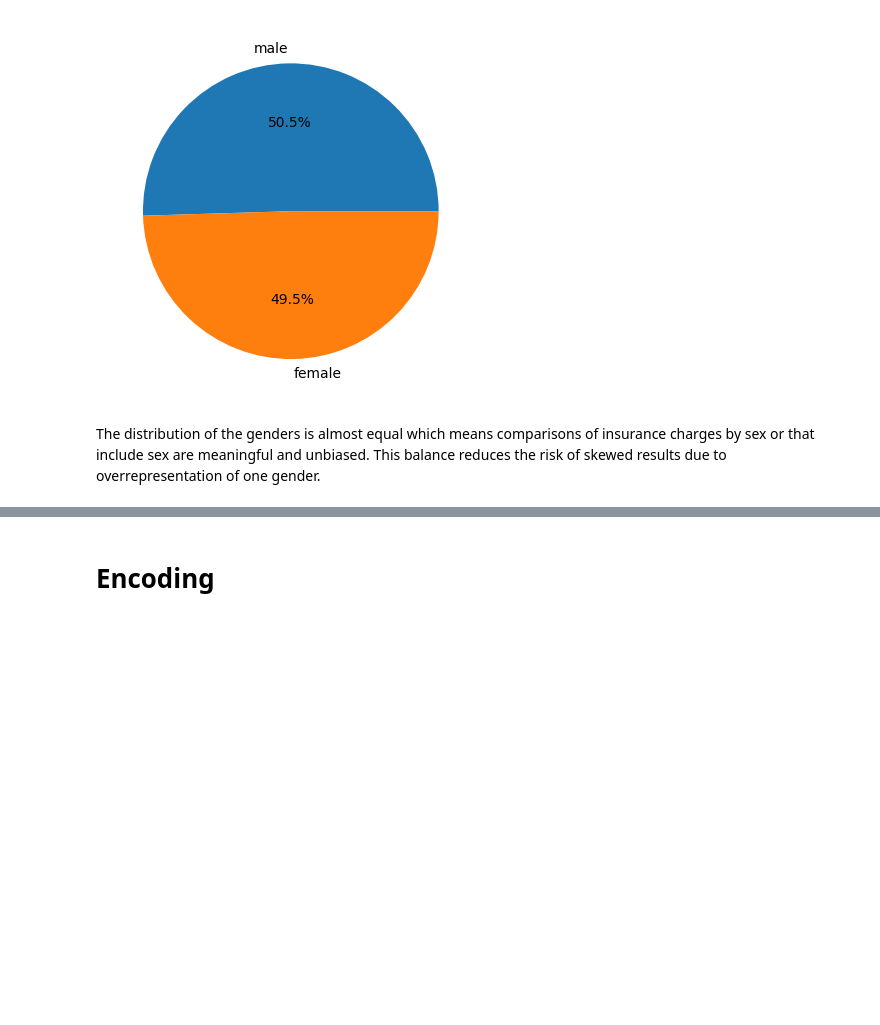
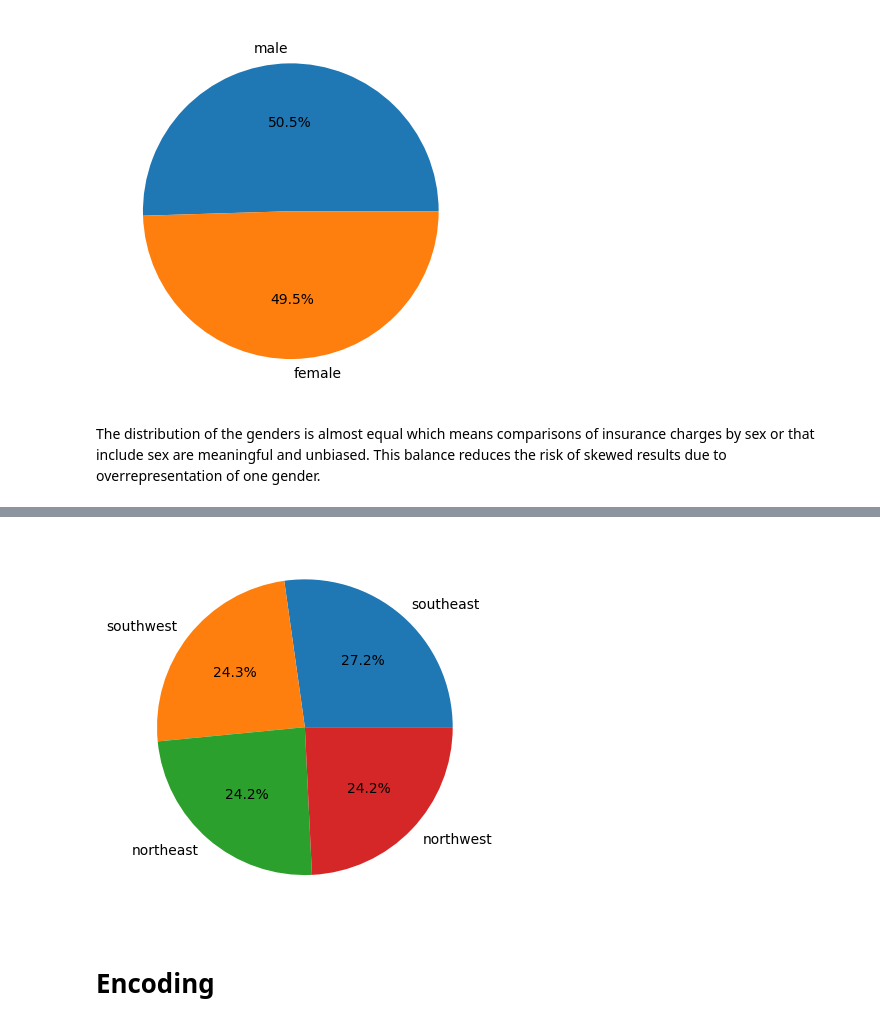
Before and after one commit to Lailah-Idrees/medical_insurance_data_analysis, a Jupyter notebook: jupyter_notebooks/ETL_Insurance.ipynb, the cells around one changed output, grey strips where cells are left out. Saved outputs shown, nothing was run; the diff lists cells and outputs as text; code cells hidden in the pictures; blank space fills up the shorter version.

Commit message:
Region encoded using ordinal encoder and

```diff
--- a/jupyter_notebooks/ETL_Insurance.ipynb
+++ b/jupyter_notebooks/ETL_Insurance.ipynb
@@ -180,3 +187,10 @@ This balance reduces the risk of skewed results due to overrepresentation of one
+# %%
+region_count=df['region'].value_counts()
+region_count=df.value_counts('region', normalize=True)
+plt.pie(x=region_count, labels=region_count.index, autopct='%1.1f%%')
+plt.show()
+# %% [output]
+[figure, added]
 # %% [markdown]
 # Encoding #
 # %% [markdown]
```
Also changed, not shown: parts of 3 cells of this notebook.
